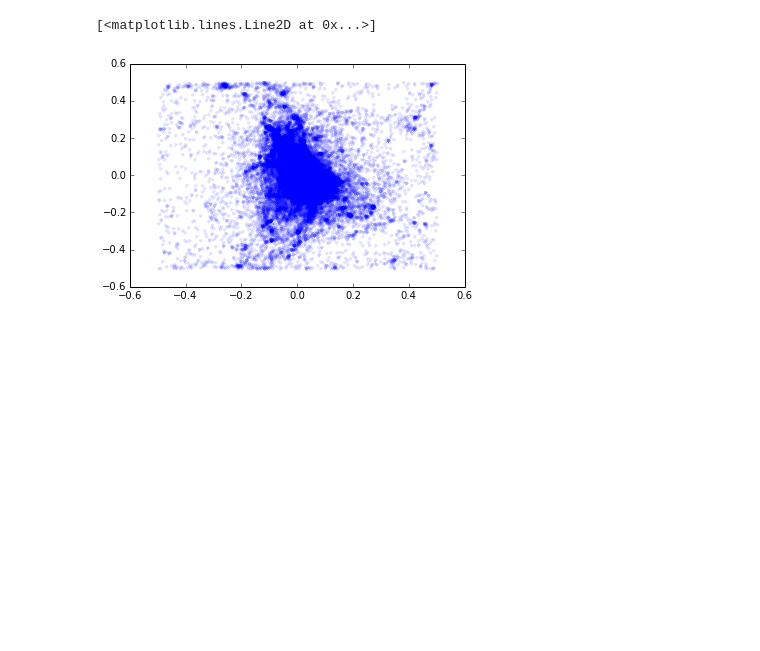
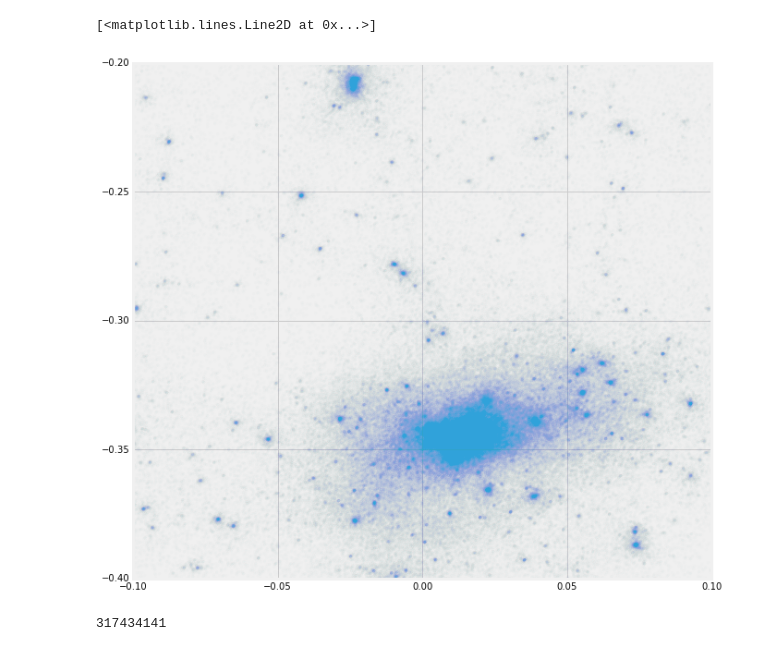
Before and after one commit to rokroskar/spark-pynbody, a Jupyter notebook: pynbody-spark.ipynb, the cells around one changed output. Drawn from its saved outputs; the diff is of its cells as text; code cells hidden in the pictures; blank space fills up the shorter version.

```diff
--- a/pynbody-spark.ipynb
+++ b/pynbody-spark.ipynb
@@ -105,0 +142,4 @@ df2.count()
+# %%
+%%time
+df = sqc.read.parquet('/user/roskarr/nbody/cosmo25cmb.768g2_dm/cosmo25cmb.768g2_dm.001024.parquet')
+df.cache().count()
@@ -123,0 +189,6 @@ root
+# %%
+filt_string = 'abs(x)< cast(.1 as float) and y < cast(-.2 as float) and y > cast(-.4 as float)'
+# %%
+%%time
+filtered = df.filter(filt_string)
+print '%e'%filtered.count()
@@ -124,2 +199,2 @@ root
 # %%
-sampled = df2.select('x','y').sample(False, 0.1, 1).toPandas()
+sampled = filtered.select('x','y').sample(False, 0.001, 1).toPandas()
@@ -130,5 +201,6 @@ import matplotlib.pylab as plt
 # %%
-plt.plot(sampled['x'], sampled['y'], '.', alpha = .1)
+plt.figure(figsize=(10,10))
+plt.plot(sampled['x'], sampled['y'], '.', alpha = .01)
 # %% [output]
 [<matplotlib.lines.Line2D at 0x...>]
-[figure, old version]
+[figure, new version]
@@ -134,0 +211,4 @@ plt.plot(sampled['x'], sampled['y'], '.', alpha = .1)
+# %%
+points.cache().count()
+# %% [output]
+317434141
```
Also changed, not shown: parts of 50 cells of this notebook.
